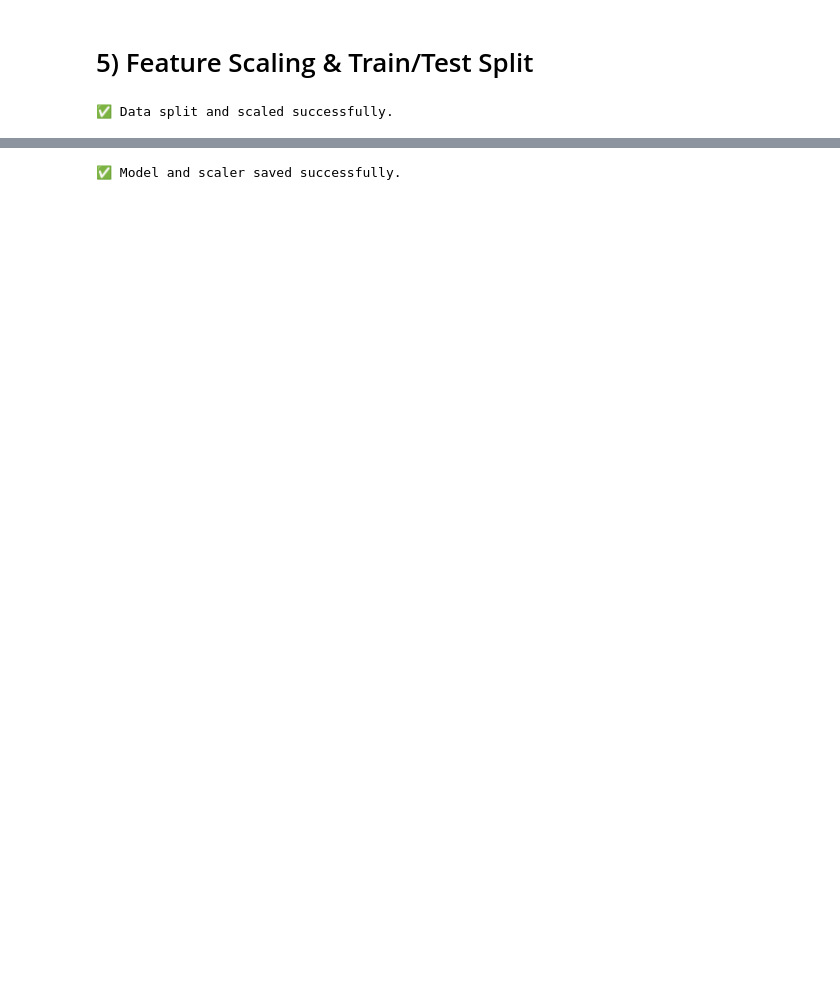
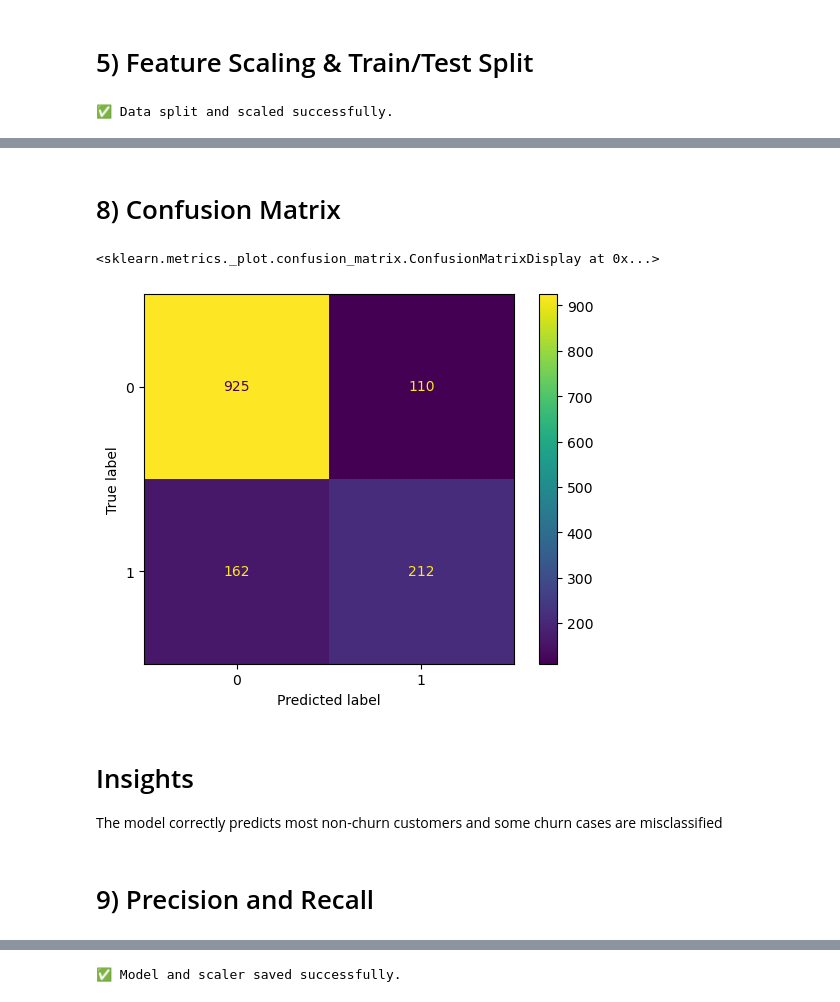
Before and after one commit to Sayeeda273229/Customer-Churn-Project, a Jupyter notebook: Customer Churn Prediction Project.ipynb, the cells around one changed output, grey strips where cells are left out. Cells and saved outputs as stored; diff of their text form; code cells hidden in the pictures; blank space fills up the shorter version.

```diff
--- a/Customer Churn Prediction Project.ipynb
+++ b/Customer Churn Prediction Project.ipynb
@@ -120,14 +142,17 @@ if contract_cols:
 # %% [markdown]
 # 5) Feature Scaling & Train/Test Split
 # %%
-from sklearn.model_selection import train_test_split
-from sklearn.preprocessing import StandardScaler
-
+# Define features and target
 X = data.drop('Churn', axis=1)
 y = data['Churn']
 
+# Encode categorical variables if not already done
+X = pd.get_dummies(X, drop_first=True)
+
+# Split into training and testing sets
 X_train, X_test, y_train, y_test = train_test_split(X, y, test_size=0.2, random_state=42, stratify=y)
 
+# Scale features
 scaler = StandardScaler()
 X_train_scaled = scaler.fit_transform(X_train)
 X_test_scaled = scaler.transform(X_test)
@@ -137,0 +165,10 @@ print("✅ Data split and scaled successfully.")
+# %%
+# Initialize model
+log_model = LogisticRegression(max_iter=1000)
+
+# Train model
+log_model.fit(X_train_scaled, y_train)
+
+# Predictions
+y_pred_log = log_model.predict(X_test_scaled)
+y_prob_log = log_model.predict_proba(X_test_scaled)[:,1]
@@ -160,0 +211,16 @@ Parameters: { "use_label_encoder" } are not used.
+# %% [markdown]
+# 8) Confusion Matrix
+# %%
+# Confusion Matrix
+cm = confusion_matrix(y_test, y_pred_log)
+
+disp = ConfusionMatrixDisplay(confusion_matrix=cm)
+disp.plot()
+# %% [output]
+<sklearn.metrics._plot.confusion_matrix.ConfusionMatrixDisplay at 0x...>
+[figure, added]
+# %% [markdown]
+# Insights
+The model correctly predicts most non-churn customers and some churn cases are misclassified
+# %% [markdown]
+# 9) Precision and Recall
```
Also changed, not shown: parts of 31 cells of this notebook.
